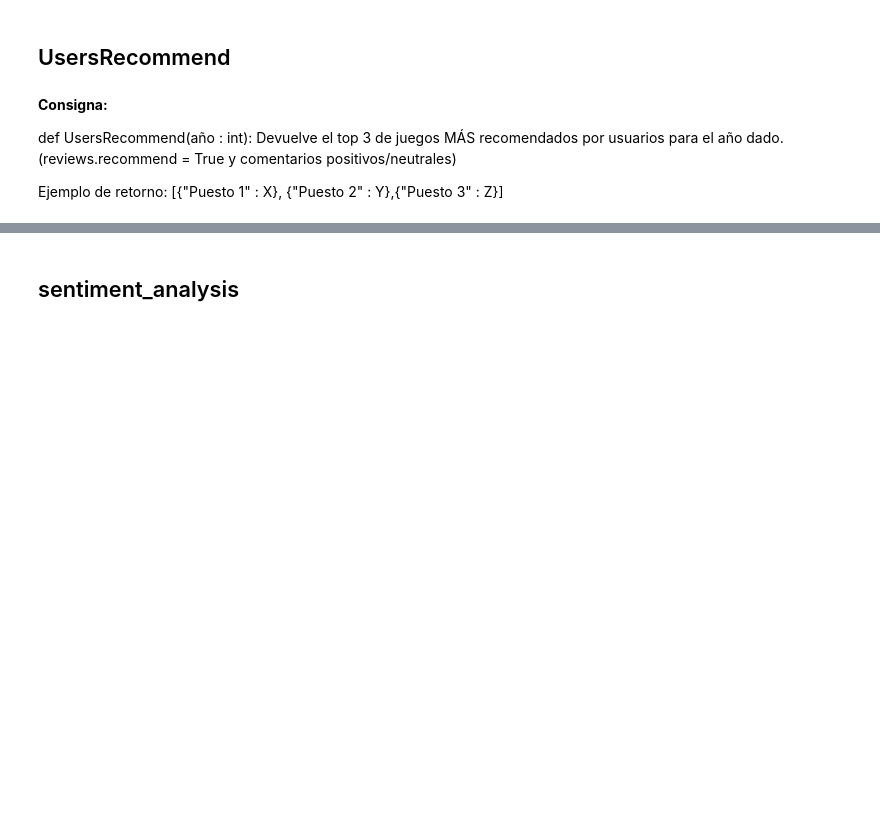
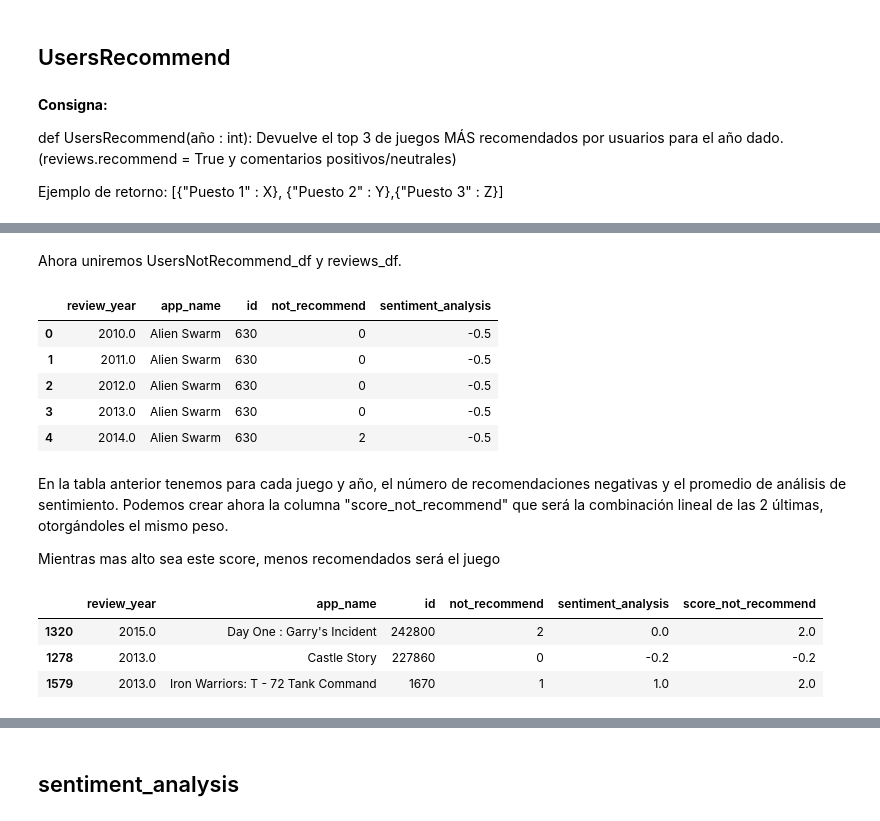
Before and after one commit to dsdrajlin/PI-MLOPs, a Jupyter notebook: API.ipynb, the cells around one changed output, grey strips where cells are left out. Saved outputs shown, nothing was run; the diff lists cells and outputs as text; code cells hidden in the pictures; blank space fills up the shorter version.

```diff
--- a/API.ipynb
+++ b/API.ipynb
@@ -523,0 +750,5 @@ Tanto el año de la recomendación, el número de recomendados y el análisis de
+# %%
+# Diccionario de reemplazos
+reemplazos = {0: 1, 1: 0, 2: -1}
+
+reviews_df['sentiment_analysis'] = reviews_df['sentiment_analysis'].replace(reemplazos)
@@ -523,0 +764,3 @@ Tanto el año de la recomendación, el número de recomendados y el análisis de
+# %%
+reviews_df = reviews_df.groupby("item_id").sentiment_analysis.mean()
+reviews_df.head()
@@ -523,0 +814,19 @@ Tanto el año de la recomendación, el número de recomendados y el análisis de
+# %% [markdown]
+Ahora uniremos UsersNotRecommend_df y reviews_df.
+# %%
+UsersNotRecommend_df = UsersNotRecommend_df.merge(reviews_df, left_on="id",
+                                                  right_on="item_id",
+                                                  how="inner")
+
+UsersNotRecommend_df.head()
+# %% [output]
+|  | review_year | app_name | id | not_recommend | sentiment_analysis |
+| 0 | 2010.0 | Alien Swarm | 630 | 0 | -0.5 |
+| 1 | 2011.0 | Alien Swarm | 630 | 0 | -0.5 |
+| 2 | 2012.0 | Alien Swarm | 630 | 0 | -0.5 |
+| 3 | 2013.0 | Alien Swarm | 630 | 0 | -0.5 |
+| 4 | 2014.0 | Alien Swarm | 630 | 2 | -0.5 |
+# %% [markdown]
+En la tabla anterior tenemos para cada juego y año, el número de recomendaciones negativas y el promedio de análisis de sentimiento. Podemos crear ahora la columna "score_not_recommend" que será la combinación lineal de las 2 últimas, otorgándoles el mismo peso.
+
+Mientras mas alto sea este score, menos recomendados será el juego
@@ -523,0 +836,7 @@ Tanto el año de la recomendación, el número de recomendados y el análisis de
+# %%
+UsersNotRecommend_df.sample(3)
+# %% [output]
+|  | review_year | app_name | id | not_recommend | sentiment_analysis | score_not_recommend |
+| 1320 | 2015.0 | Day One : Garry's Incident | 242800 | 2 | 0.0 | 2.0 |
+| 1278 | 2013.0 | Castle Story | 227860 | 0 | -0.2 | -0.2 |
+| 1579 | 2013.0 | Iron Warriors: T - 72 Tank Command | 1670 | 1 | 1.0 | 2.0 |
```
Also changed, not shown: parts of 46 cells of this notebook, 3 other files.
